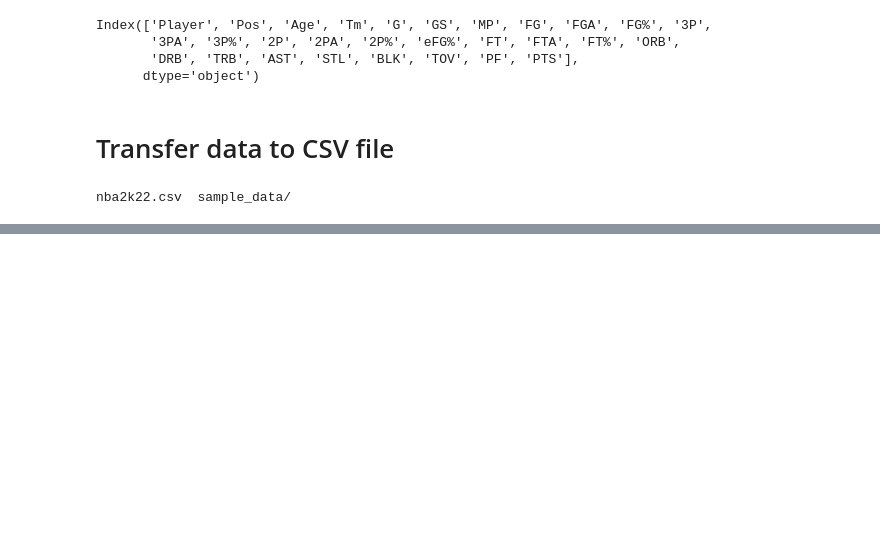
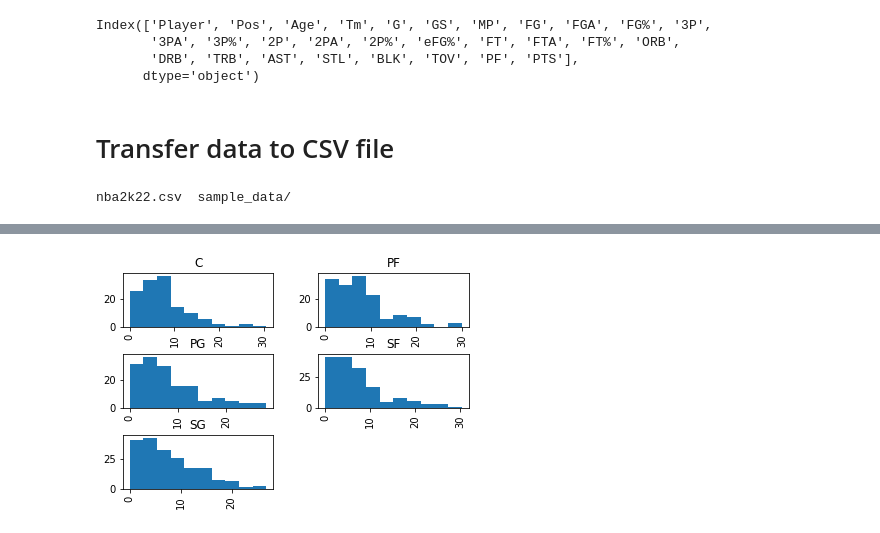
Before and after one commit to mart-anthony-stark/Machine-Learning-and-Deep-Learning, a Jupyter notebook: 2021_22_NBA_Player_Stats_Per_Game_EDA.ipynb, the cells around one changed output, grey strips where cells are left out. Cells and saved outputs as stored; diff of their text form; code cells hidden in the pictures; blank space fills up the shorter version.

```diff
--- a/2021_22_NBA_Player_Stats_Per_Game_EDA.ipynb
+++ b/2021_22_NBA_Player_Stats_Per_Game_EDA.ipynb
@@ -105,0 +108,3 @@ nba2k22.csv  sample_data/
+# %%
+df = pd.read_csv('nba2k22.csv')
+df.head()
@@ -105,0 +333,7 @@ nba2k22.csv  sample_data/
+# %%
+PTS = df[['Pos', 'PTS']]
+
+positions = ['C','PF','SF','PG','SG']
+PTS = PTS[ PTS['Pos'].isin(positions) ]
+
+PTS
@@ -105,0 +354,5 @@ nba2k22.csv  sample_data/
+# %%
+PTS['PTS'].hist(by=PTS['Pos'])
+plt.show()
+# %% [output]
+[figure, added]
```
Also changed, not shown: parts of 43 cells of this notebook.
